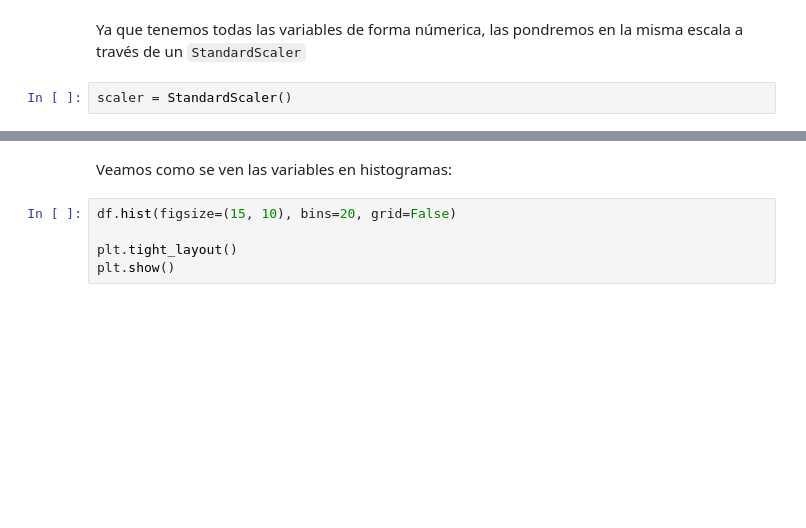
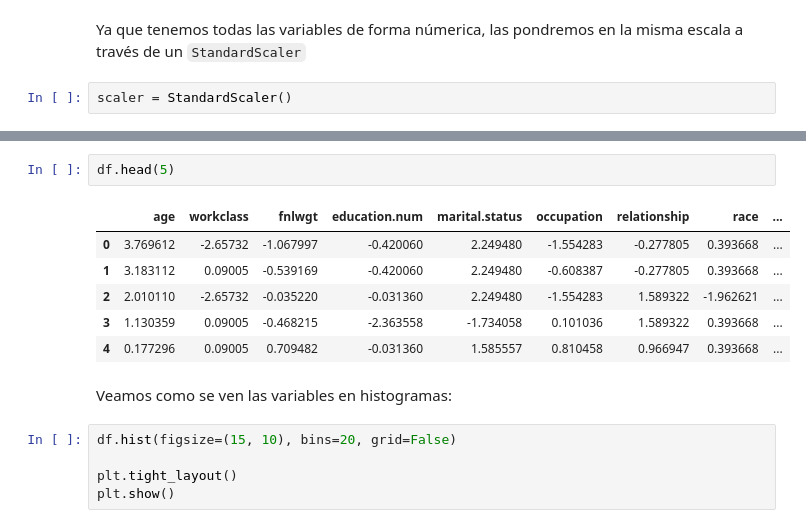
Before and after one commit to EstebanGomezVal/Data_Science_Final_Project, a Jupyter notebook: notebooks/02_data_wrangling.ipynb, the cells around one changed output, grey strips where cells are left out. Saved outputs shown, nothing was run; the diff lists cells and outputs as text; blank space fills up the shorter version.

```diff
--- a/notebooks/02_data_wrangling.ipynb
+++ b/notebooks/02_data_wrangling.ipynb
@@ -172,6 +172,15 @@ df.describe()
 | 50% | -1.159546e-01 | 9.005041e-02 | -1.082193e-01 | -3.136003e-02 | -4.062122e-01 | 1.010359e-01 | -2.778050e-01 | 3.936675e-01 | ... |
 | 75% | 6.904838e-01 | 9.005041e-02 | 4.478765e-01 | 7.460392e-01 | 9.216339e-01 | 8.104583e-01 | 9.669466e-01 | 3.936675e-01 | ... |
 | max | 3.769612e+00 | 2.837421e+00 | 1.226856e+01 | 2.300838e+00 | 2.249480e+00 | 1.756355e+00 | 2.211698e+00 | 3.936675e-01 | ... |
+# %%
+df.head(5)
+# %% [output]
+|  | age | workclass | fnlwgt | education.num | marital.status | occupation | relationship | race | ... |
+| 0 | 3.769612 | -2.65732 | -1.067997 | -0.420060 | 2.249480 | -1.554283 | -0.277805 | 0.393668 | ... |
+| 1 | 3.183112 | 0.09005 | -0.539169 | -0.420060 | 2.249480 | -0.608387 | -0.277805 | 0.393668 | ... |
+| 2 | 2.010110 | -2.65732 | -0.035220 | -0.031360 | 2.249480 | -1.554283 | 1.589322 | -1.962621 | ... |
+| 3 | 1.130359 | 0.09005 | -0.468215 | -2.363558 | -1.734058 | 0.101036 | 1.589322 | 0.393668 | ... |
+| 4 | 0.177296 | 0.09005 | 0.709482 | -0.031360 | 1.585557 | 0.810458 | 0.966947 | 0.393668 | ... |
 # %% [markdown]
 Veamos como se ven las variables en histogramas:
 # %%
```
Also changed, not shown: parts of 1 cell of this notebook.
